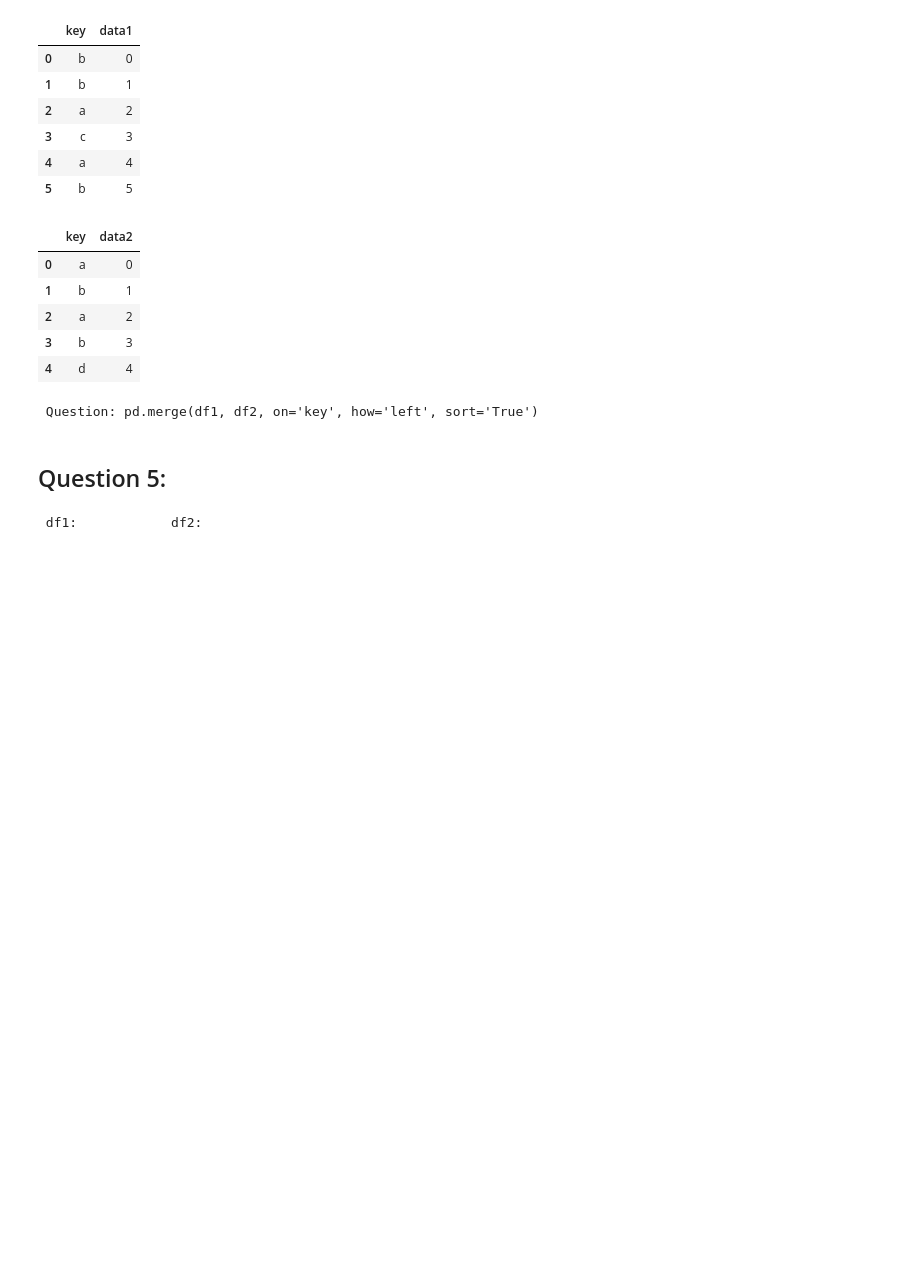
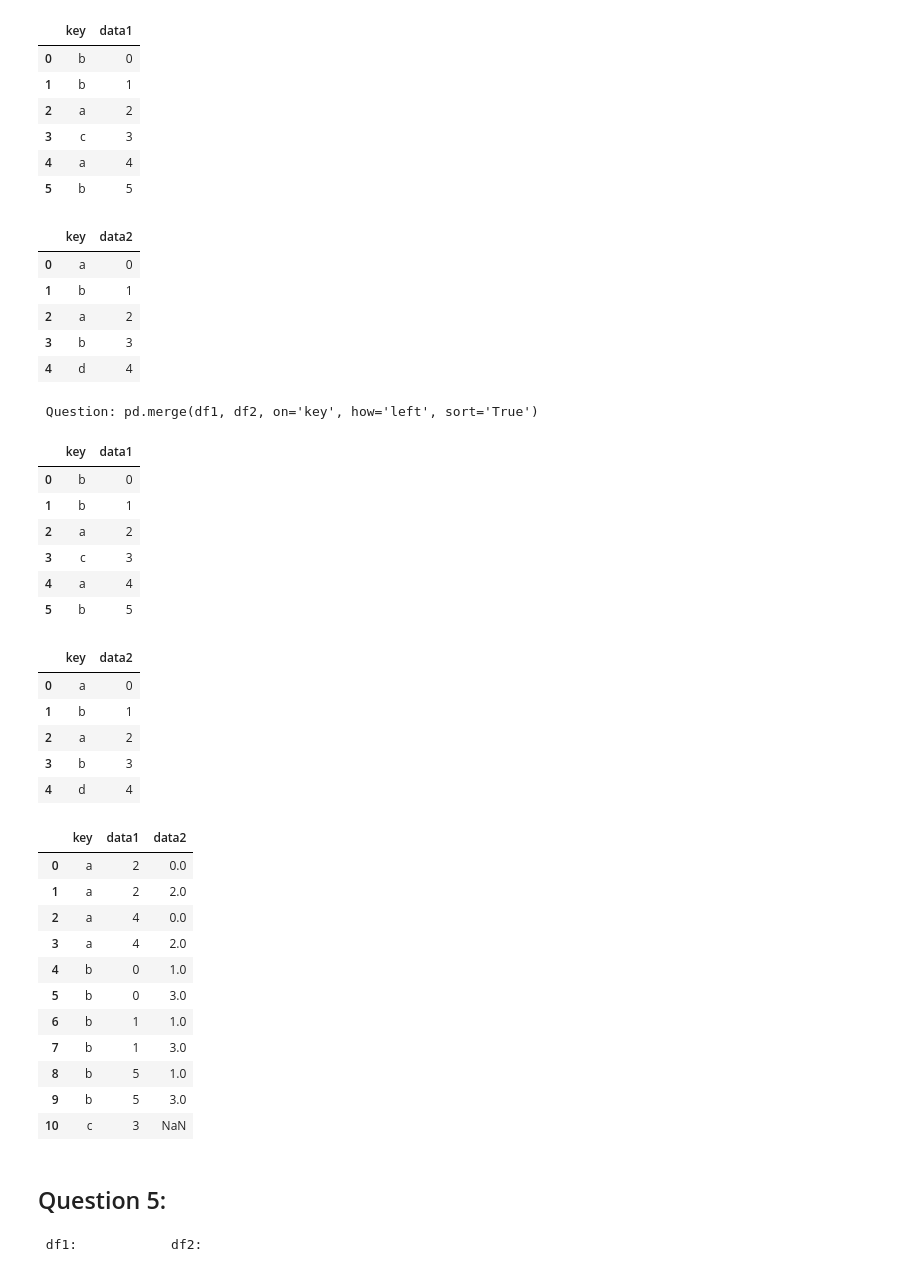
Before and after one commit to chalendony/data-prep-visualization, a Jupyter notebook: Reshaping Dataframes Exercises.ipynb, the cells around one changed output. Saved outputs shown, nothing was run; the diff lists cells and outputs as text; code cells hidden in the pictures; blank space fills up the shorter version.

```diff
--- a/Reshaping Dataframes Exercises.ipynb
+++ b/Reshaping Dataframes Exercises.ipynb
@@ -3,12 +2,0 @@
-# %%
-import numpy as np
-import pandas as pd
-import matplotlib.pyplot as plt
-import nbconvert
-from IPython.display import display_html
-
-def display_side_by_side(*args):
-    html_str=''
-    for df in args:
-        html_str+=df.to_html()
-    display_html(html_str.replace('table','table style="display:inline"'),raw=True)
@@ -160,6 +229,35 @@ print("\n\n Question: " + question + "\n\n ")
 | 3 | b | 3 |
 | 4 | d | 4 |
  Question: pd.merge(df1, df2, on='key', how='left', sort='True')
+# %%
+#Question 4:
+display_side_by_side(df1,df2, eval(question))
+# %% [output]
+|  | key | data1 |
+| 0 | b | 0 |
+| 1 | b | 1 |
+| 2 | a | 2 |
+| 3 | c | 3 |
+| 4 | a | 4 |
+| 5 | b | 5 |
+|  | key | data2 |
+| 0 | a | 0 |
+| 1 | b | 1 |
+| 2 | a | 2 |
+| 3 | b | 3 |
+| 4 | d | 4 |
+|  | key | data1 | data2 |
+| 0 | a | 2 | 0.0 |
+| 1 | a | 2 | 2.0 |
+| 2 | a | 4 | 0.0 |
+| 3 | a | 4 | 2.0 |
+| 4 | b | 0 | 1.0 |
+| 5 | b | 0 | 3.0 |
+| 6 | b | 1 | 1.0 |
+| 7 | b | 1 | 3.0 |
+| 8 | b | 5 | 1.0 |
+| 9 | b | 5 | 3.0 |
+| 10 | c | 3 | NaN |
 # %% [markdown]
 ## Question 5:
 # %%
```
Also changed, not shown: parts of 25 cells of this notebook, 4 other files.
